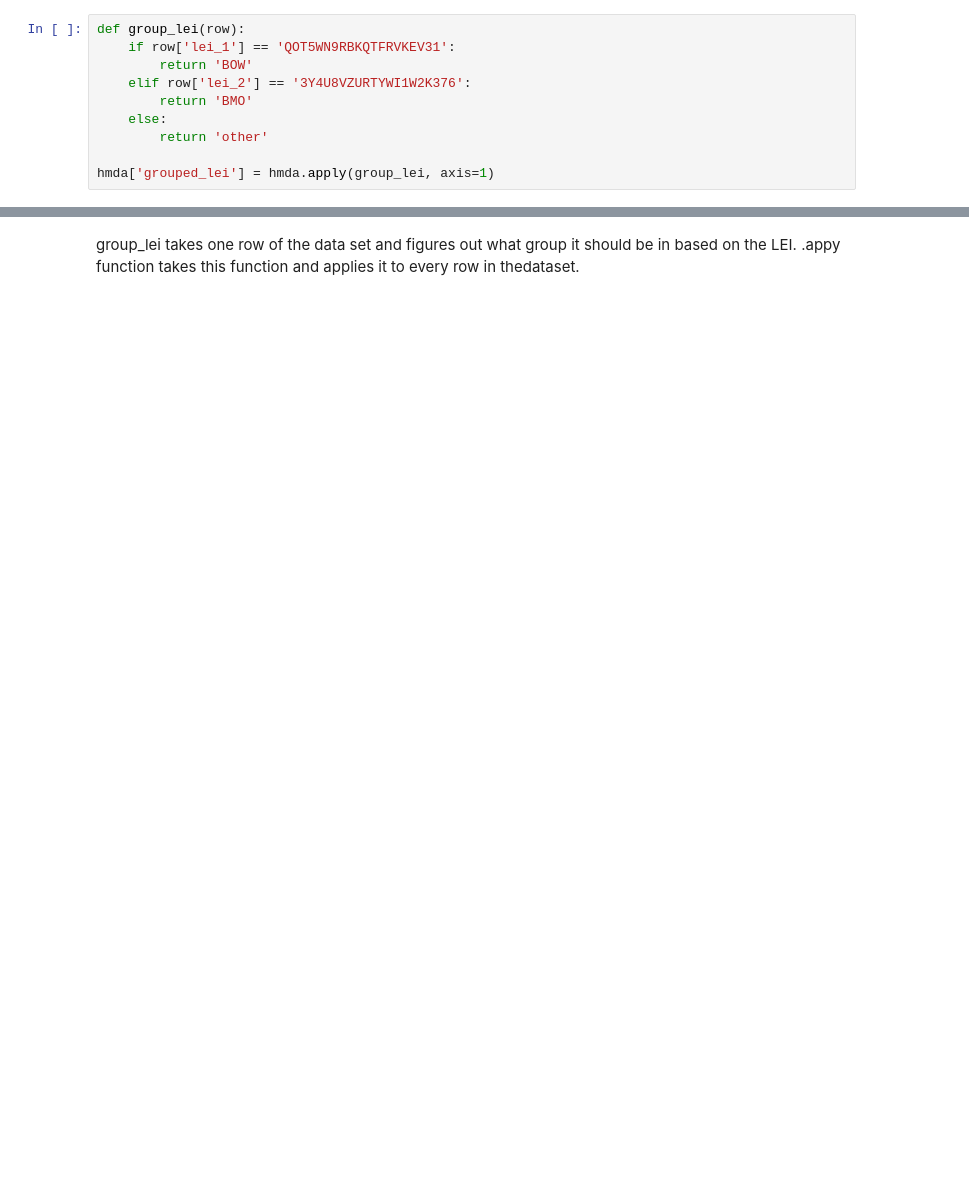
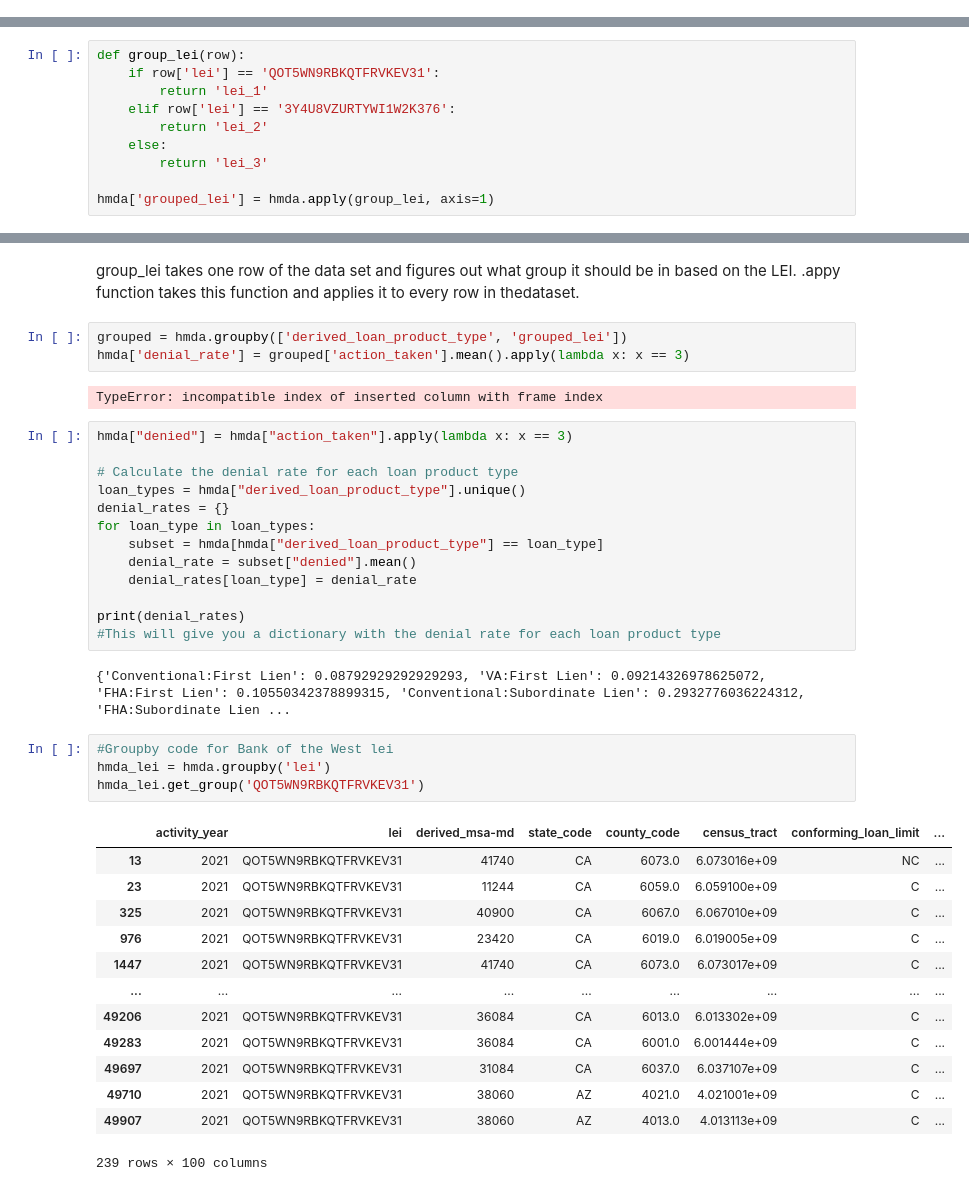
Before and after one commit to LeDataSciFi/FinTech-Capstone-2023, a Jupyter notebook: Untitled.ipynb, the cells around one changed output, grey strips where cells are left out. Saved outputs shown, nothing was run; the diff lists cells and outputs as text; blank space fills up the shorter version.

```diff
--- a/Untitled.ipynb
+++ b/Untitled.ipynb
@@ -56,10 +37,0 @@ Denial Rate: 0.09843446606851623
-# %%
-def group_lei(row):
-    if row['lei_1'] == 'QOT5WN9RBKQTFRVKEV31':
-        return 'BOW'
-    elif row['lei_2'] == '3Y4U8VZURTYWI1W2K376':
-        return 'BMO'
-    else:
-        return 'other'
-
-hmda['grouped_lei'] = hmda.apply(group_lei, axis=1)
@@ -68,2 +43,12 @@ KeyError: 'lei_1'
+# %%
+def group_lei(row):
+    if row['lei'] == 'QOT5WN9RBKQTFRVKEV31':
+        return 'lei_1'
+    elif row['lei'] == '3Y4U8VZURTYWI1W2K376':
+        return 'lei_2'
+    else:
+        return 'lei_3'
+
+hmda['grouped_lei'] = hmda.apply(group_lei, axis=1)
 # %%
 print(hmda.head())
@@ -70,2 +73,40 @@ print(hmda.head())
 # %% [markdown]
 group_lei takes one row of the data set and figures out what group it should be in based on the LEI. .appy function takes this function and applies it to every row in thedataset.
+# %%
+grouped = hmda.groupby(['derived_loan_product_type', 'grouped_lei'])
+hmda['denial_rate'] = grouped['action_taken'].mean().apply(lambda x: x == 3)
+# %% [output]
+TypeError: incompatible index of inserted column with frame index
+# %%
+hmda["denied"] = hmda["action_taken"].apply(lambda x: x == 3)
+
+# Calculate the denial rate for each loan product type
+loan_types = hmda["derived_loan_product_type"].unique()
+denial_rates = {}
+for loan_type in loan_types:
+    subset = hmda[hmda["derived_loan_product_type"] == loan_type]
+    denial_rate = subset["denied"].mean()
+    denial_rates[loan_type] = denial_rate
+
+print(denial_rates)
+#This will give you a dictionary with the denial rate for each loan product type
+# %% [output]
+{'Conventional:First Lien': 0.08792929292929293, 'VA:First Lien': 0.09214326978625072, 'FHA:First Lien': 0.10550342378899315, 'Conventional:Subordinate Lien': 0.2932776036224312, 'FHA:Subordinate Lien ...
+# %%
+#Groupby code for Bank of the West lei
+hmda_lei = hmda.groupby('lei')
+hmda_lei.get_group('QOT5WN9RBKQTFRVKEV31')
+# %% [output]
+|  | activity_year | lei | derived_msa-md | state_code | county_code | census_tract | conforming_loan_limit | ... |
+| 13 | 2021 | QOT5WN9RBKQTFRVKEV31 | 41740 | CA | 6073.0 | 6.073016e+09 | NC | ... |
+| 23 | 2021 | QOT5WN9RBKQTFRVKEV31 | 11244 | CA | 6059.0 | 6.059100e+09 | C | ... |
+| 325 | 2021 | QOT5WN9RBKQTFRVKEV31 | 40900 | CA | 6067.0 | 6.067010e+09 | C | ... |
+| 976 | 2021 | QOT5WN9RBKQTFRVKEV31 | 23420 | CA | 6019.0 | 6.019005e+09 | C | ... |
+| 1447 | 2021 | QOT5WN9RBKQTFRVKEV31 | 41740 | CA | 6073.0 | 6.073017e+09 | C | ... |
+| ... | ... | ... | ... | ... | ... | ... | ... | ... |
+| 49206 | 2021 | QOT5WN9RBKQTFRVKEV31 | 36084 | CA | 6013.0 | 6.013302e+09 | C | ... |
+| 49283 | 2021 | QOT5WN9RBKQTFRVKEV31 | 36084 | CA | 6001.0 | 6.001444e+09 | C | ... |
+| 49697 | 2021 | QOT5WN9RBKQTFRVKEV31 | 31084 | CA | 6037.0 | 6.037107e+09 | C | ... |
+| 49710 | 2021 | QOT5WN9RBKQTFRVKEV31 | 38060 | AZ | 4021.0 | 4.021001e+09 | C | ... |
+| 49907 | 2021 | QOT5WN9RBKQTFRVKEV31 | 38060 | AZ | 4013.0 | 4.013113e+09 | C | ... |
+239 rows × 100 columns
```
Also changed, not shown: parts of 9 cells of this notebook, 1 other file.
